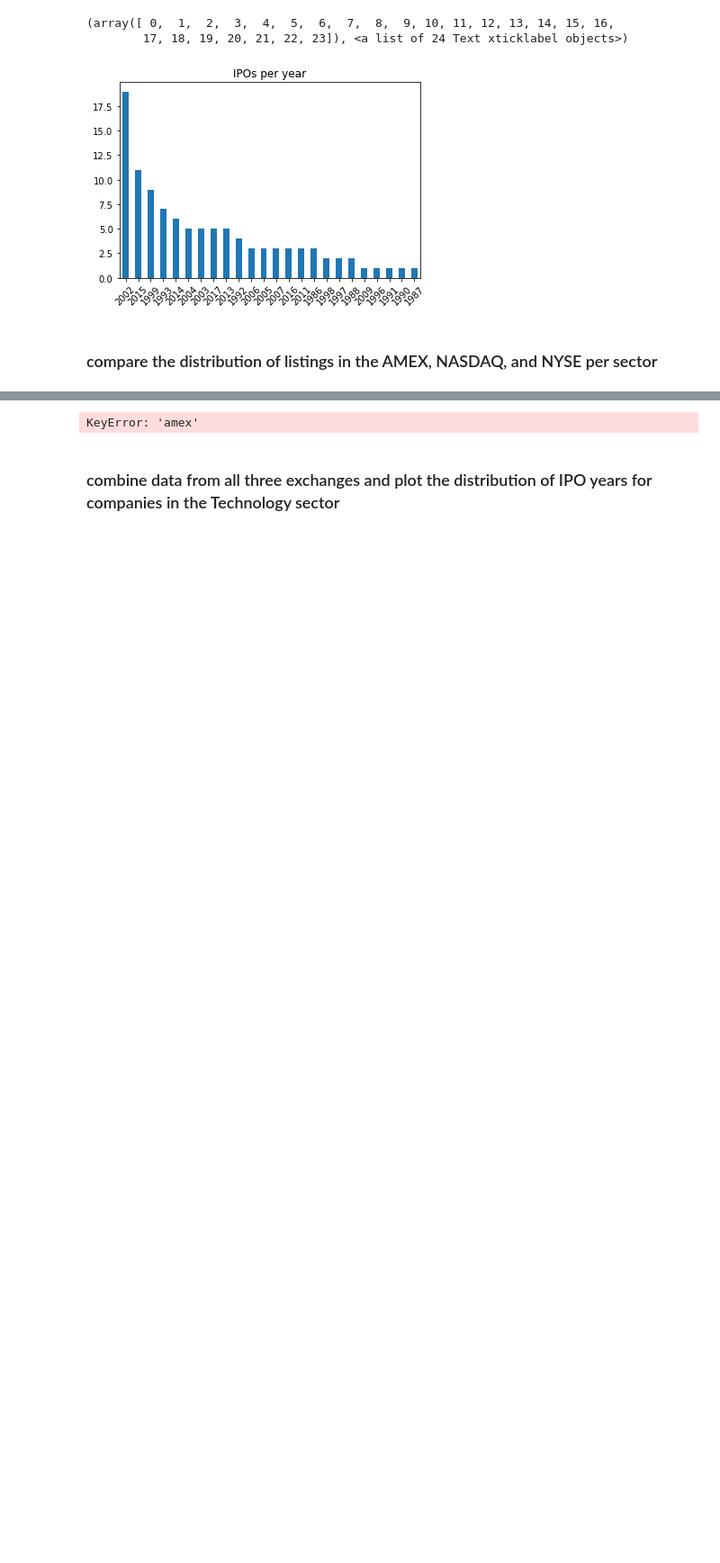
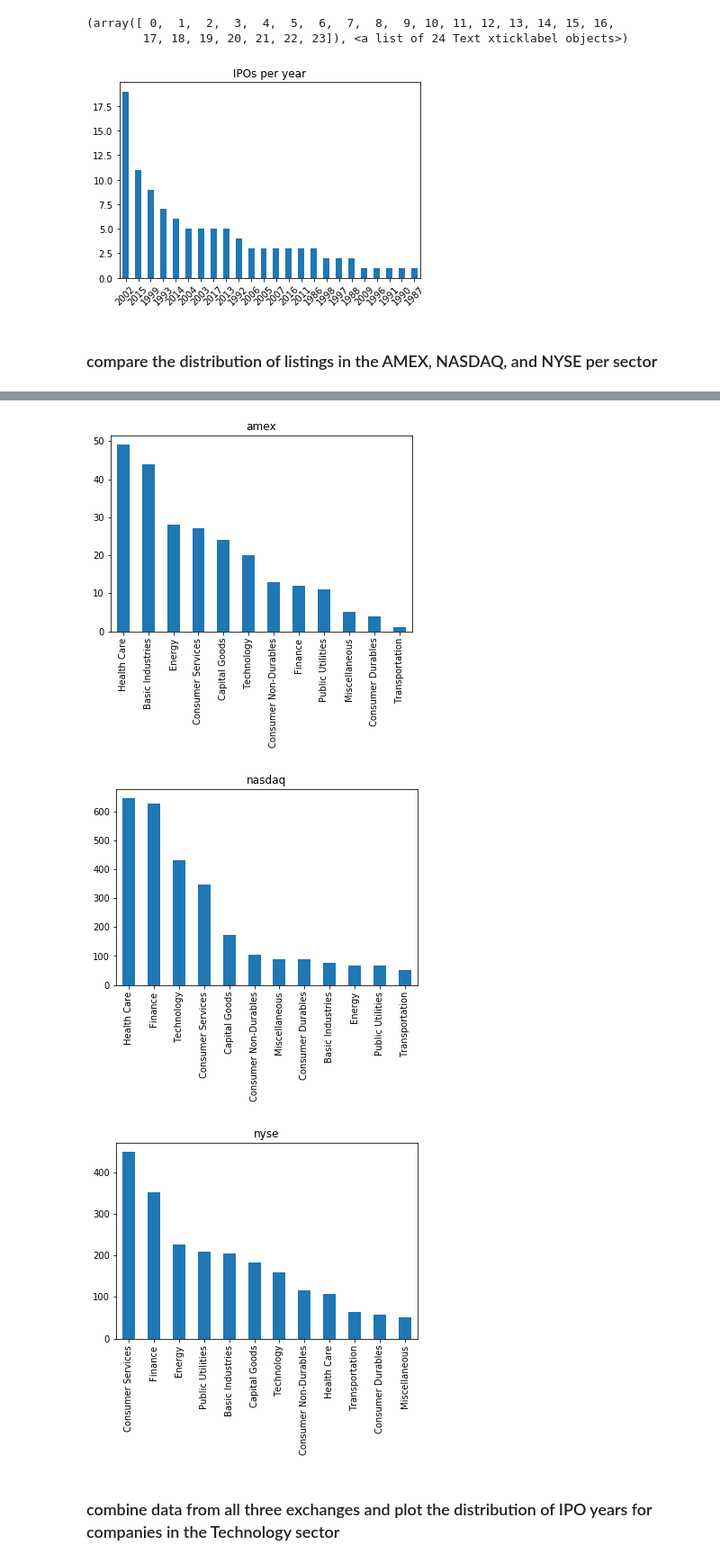
Before and after one commit to naikshubham/Importing-Managing-Financial-Data-in-Python, a Jupyter notebook: summarize_categorical_variables.ipynb, the cells around one changed output, grey strips where cells are left out. Shown at 90% size. Cells and saved outputs as stored; diff of their text form; code cells hidden in the pictures; blank space fills up the shorter version.

```diff
--- a/summarize_categorical_variables.ipynb
+++ b/summarize_categorical_variables.ipynb
@@ -111,17 +120,20 @@ plt.xticks(rotation=45)
 # %%
 # Create the list exchanges
-listings = pd.read_excel('data/listings.xlsx',na_values=['n/a'])
 exchanges = ['amex','nasdaq','nyse']
+listings = pd.read_excel('data/listings.xlsx',sheet_name=exchanges,na_values=['n/a'])
+
 
 # Iterate over exchanges then plot and show result
 for exchange in exchanges:
     sectors = listings[exchange].Sector.value_counts()
     # Sort in descending order and plot
-    sectors.sort_values(ascending=False).plot(kind='bar')
+    sectors.sort_values(ascending=False).plot(kind='bar', title=exchange)
     # Show the plot
     plt.show()
 # %% [output]
-KeyError: 'amex'
+[figure, added]
+[figure, added]
+[figure, added]
 # %% [markdown]
 ### combine data from all three exchanges and plot the distribution of IPO years for companies in the Technology sector
 # %%
```
Also changed, not shown: parts of 2 cells of this notebook.
